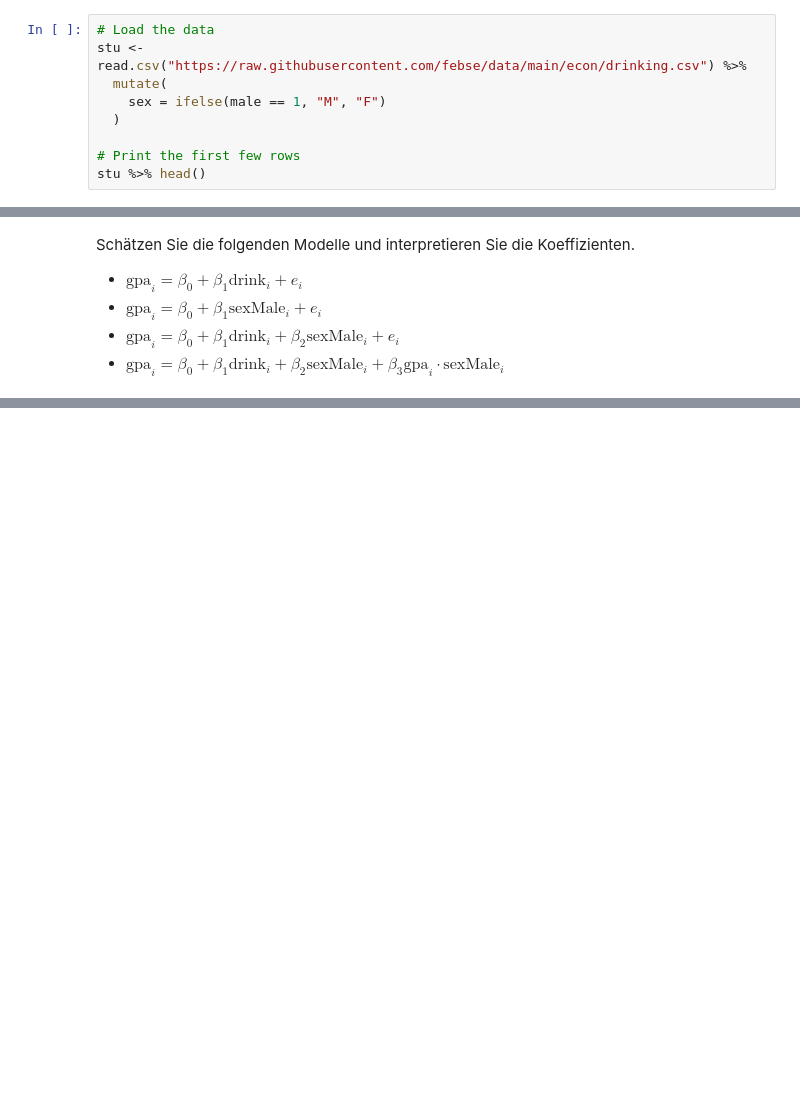
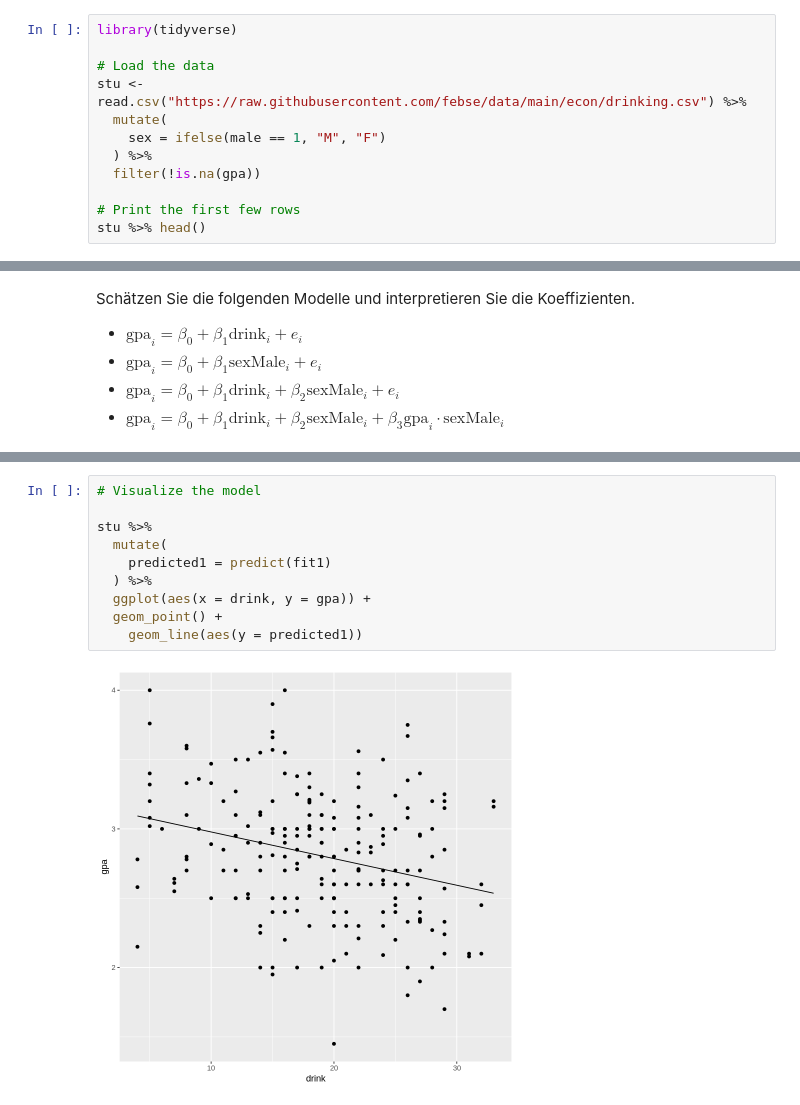
Before and after one commit to febse/econ2025-de, a Jupyter notebook: 10-Interaction-Effects.ipynb, the cells around one changed output, grey strips where cells are left out. Cells and saved outputs as stored; diff of their text form; blank space fills up the shorter version.

```diff
--- a/10-Interaction-Effects.ipynb
+++ b/10-Interaction-Effects.ipynb
@@ -3,11 +5,14 @@
 
 Open in Colab: [![Open in Colab](https://colab.research.google.com/assets/colab-badge.svg)](https://colab.research.google.com/github/febse/econ2025-de/blob/main/10-Interaction-Effects.ipynb)
 # %%
+library(tidyverse)
+
 # Load the data
 stu <- read.csv("https://raw.githubusercontent.com/febse/data/main/econ/drinking.csv") %>%
   mutate(
     sex = ifelse(male == 1, "M", "F")
-  )
+  ) %>%
+  filter(!is.na(gpa))
 
 # Print the first few rows
 stu %>% head()
@@ -25,3 +58,15 @@ summary(fit1)
+# %%
+# Visualize the model
+
+stu %>%
+  mutate(
+    predicted1 = predict(fit1)
+  ) %>%
+  ggplot(aes(x = drink, y = gpa)) +
+  geom_point() +
+    geom_line(aes(y = predicted1))
+# %% [output]
+[figure, added]
 # %%
 fit2 <- lm(gpa ~ sex, data = stu)
 summary(fit2)
```
Also changed, not shown: parts of 9 cells of this notebook.
